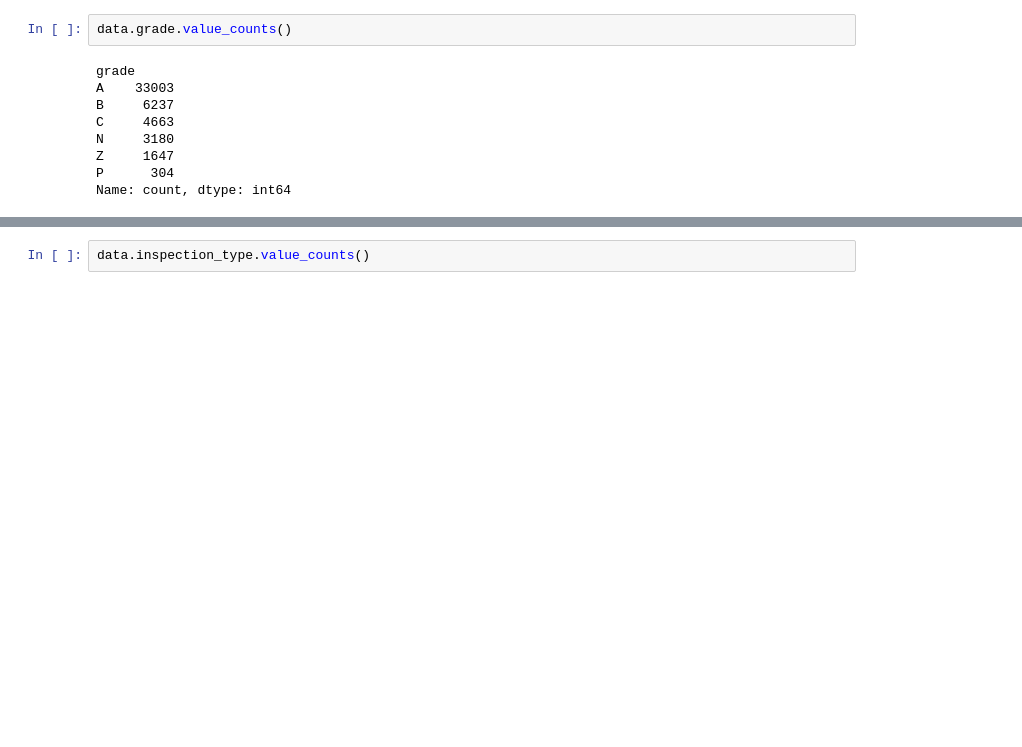
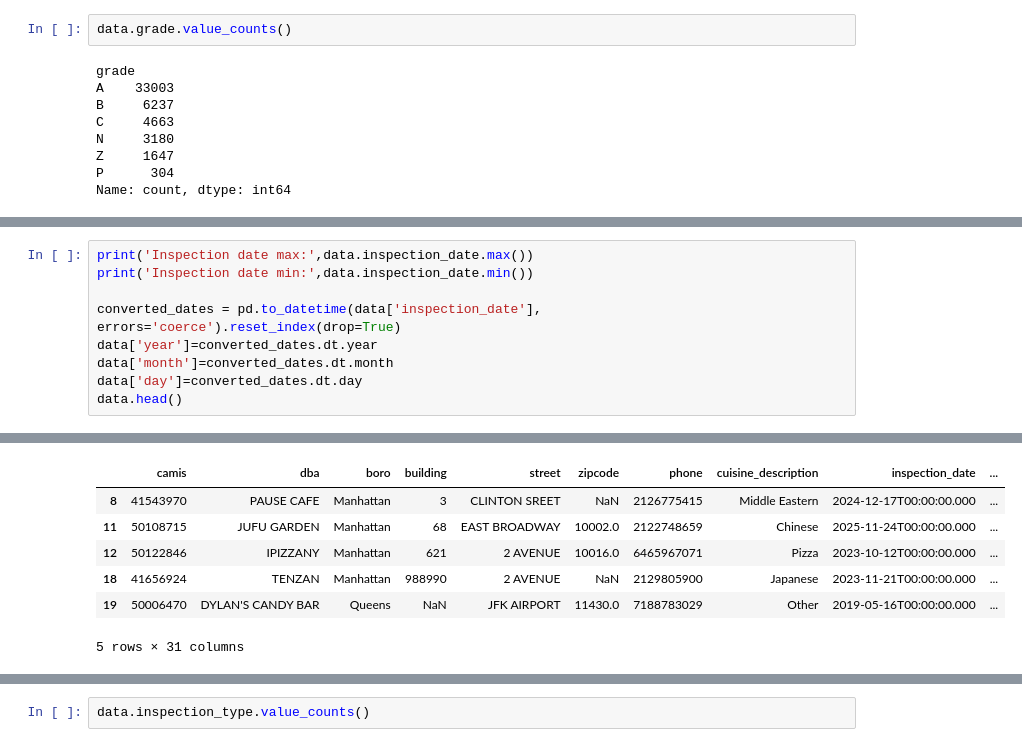
Before and after one commit to ruifurtado/nyc-restaurant-Inspection, a Jupyter notebook: nyc-inspection.ipynb, the cells around one changed output, grey strips where cells are left out. Drawn from its saved outputs; the diff is of its cells as text; blank space fills up the shorter version.

```diff
--- a/nyc-inspection.ipynb
+++ b/nyc-inspection.ipynb
@@ -40,0 +210,10 @@ Name: count, dtype: int64
+# %%
+print('Inspection date max:',data.inspection_date.max())
+print('Inspection date min:',data.inspection_date.min())
+
+converted_dates = pd.to_datetime(data['inspection_date'], errors='coerce').reset_index(drop=True)
+data['year']=converted_dates.dt.year
+data['month']=converted_dates.dt.month
+data['day']=converted_dates.dt.day
+data.head()
+# %% [output]
@@ -40,0 +222,7 @@ Name: count, dtype: int64
+|  | camis | dba | boro | building | street | zipcode | phone | cuisine_description | inspection_date | ... |
+| 8 | 41543970 | PAUSE CAFE | Manhattan | 3 | CLINTON SREET | NaN | 2126775415 | Middle Eastern | 2024-12-17T00:00:00.000 | ... |
+| 11 | 50108715 | JUFU GARDEN | Manhattan | 68 | EAST BROADWAY | 10002.0 | 2122748659 | Chinese | 2025-11-24T00:00:00.000 | ... |
+| 12 | 50122846 | IPIZZANY | Manhattan | 621 | 2 AVENUE | 10016.0 | 6465967071 | Pizza | 2023-10-12T00:00:00.000 | ... |
+| 18 | 41656924 | TENZAN | Manhattan | 988990 | 2 AVENUE | NaN | 2129805900 | Japanese | 2023-11-21T00:00:00.000 | ... |
+| 19 | 50006470 | DYLAN'S CANDY BAR | Queens | NaN | JFK AIRPORT | 11430.0 | 7188783029 | Other | 2019-05-16T00:00:00.000 | ... |
+5 rows × 31 columns
```
Also changed, not shown: parts of 23 cells of this notebook, 2 other files.
